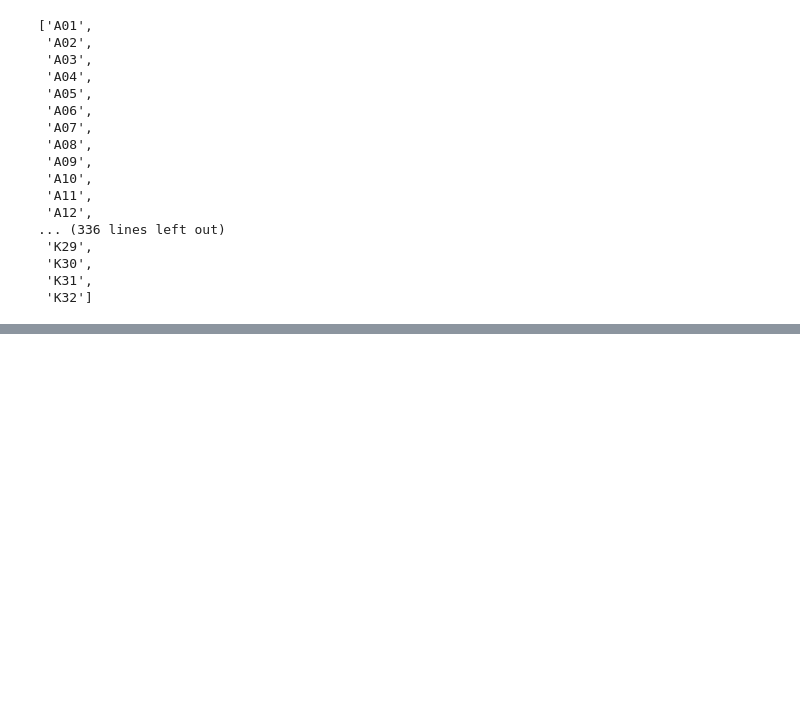
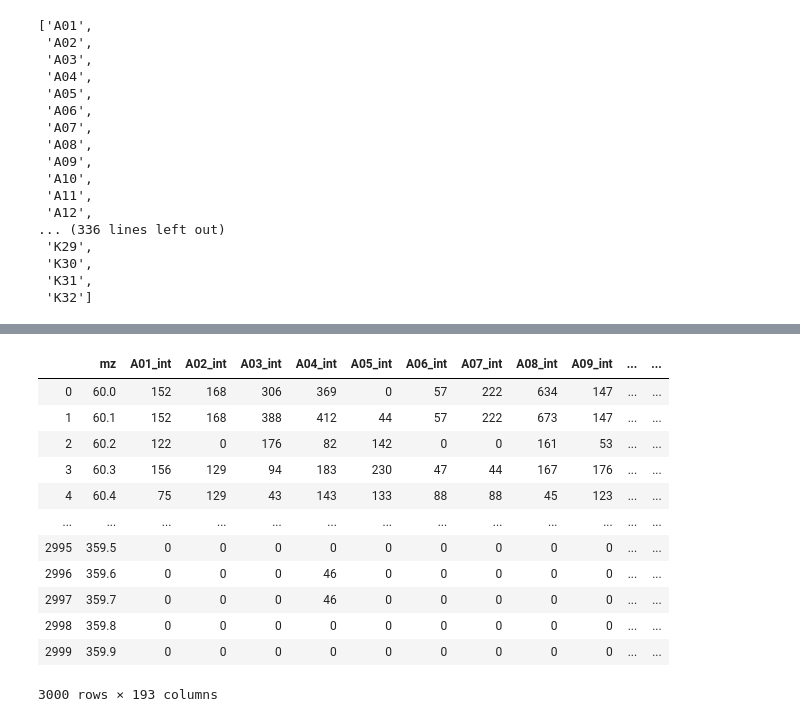
Before and after one commit to DinosaurInSpace/IMS_test, a Jupyter notebook: IMS_test_01.ipynb, the cells around one changed output, grey strips where cells are left out. Cells and saved outputs as stored; diff of their text form; code cells hidden in the pictures; blank space fills up the shorter version.

```diff
--- a/IMS_test_01.ipynb
+++ b/IMS_test_01.ipynb
@@ -309,3 +335,5 @@ out
  'K30',
  'K31',
  'K32']
+# %%
+grid = pd.read_pickle('MALDI_pos_DHB_60_360mz_mz_step_0.1_df.pickle')
@@ -311,0 +446,16 @@ out
+# %%
+grid
+# %% [output]
+|  | mz | A01_int | A02_int | A03_int | A04_int | A05_int | A06_int | A07_int | A08_int | A09_int | ... | ... |
+| 0 | 60.0 | 152 | 168 | 306 | 369 | 0 | 57 | 222 | 634 | 147 | ... | ... |
+| 1 | 60.1 | 152 | 168 | 388 | 412 | 44 | 57 | 222 | 673 | 147 | ... | ... |
+| 2 | 60.2 | 122 | 0 | 176 | 82 | 142 | 0 | 0 | 161 | 53 | ... | ... |
+| 3 | 60.3 | 156 | 129 | 94 | 183 | 230 | 47 | 44 | 167 | 176 | ... | ... |
+| 4 | 60.4 | 75 | 129 | 43 | 143 | 133 | 88 | 88 | 45 | 123 | ... | ... |
+| ... | ... | ... | ... | ... | ... | ... | ... | ... | ... | ... | ... | ... |
+| 2995 | 359.5 | 0 | 0 | 0 | 0 | 0 | 0 | 0 | 0 | 0 | ... | ... |
+| 2996 | 359.6 | 0 | 0 | 0 | 46 | 0 | 0 | 0 | 0 | 0 | ... | ... |
+| 2997 | 359.7 | 0 | 0 | 0 | 46 | 0 | 0 | 0 | 0 | 0 | ... | ... |
+| 2998 | 359.8 | 0 | 0 | 0 | 0 | 0 | 0 | 0 | 0 | 0 | ... | ... |
+| 2999 | 359.9 | 0 | 0 | 0 | 0 | 0 | 0 | 0 | 0 | 0 | ... | ... |
+3000 rows × 193 columns
```
Also changed, not shown: parts of 40 cells of this notebook, 2 other files.
